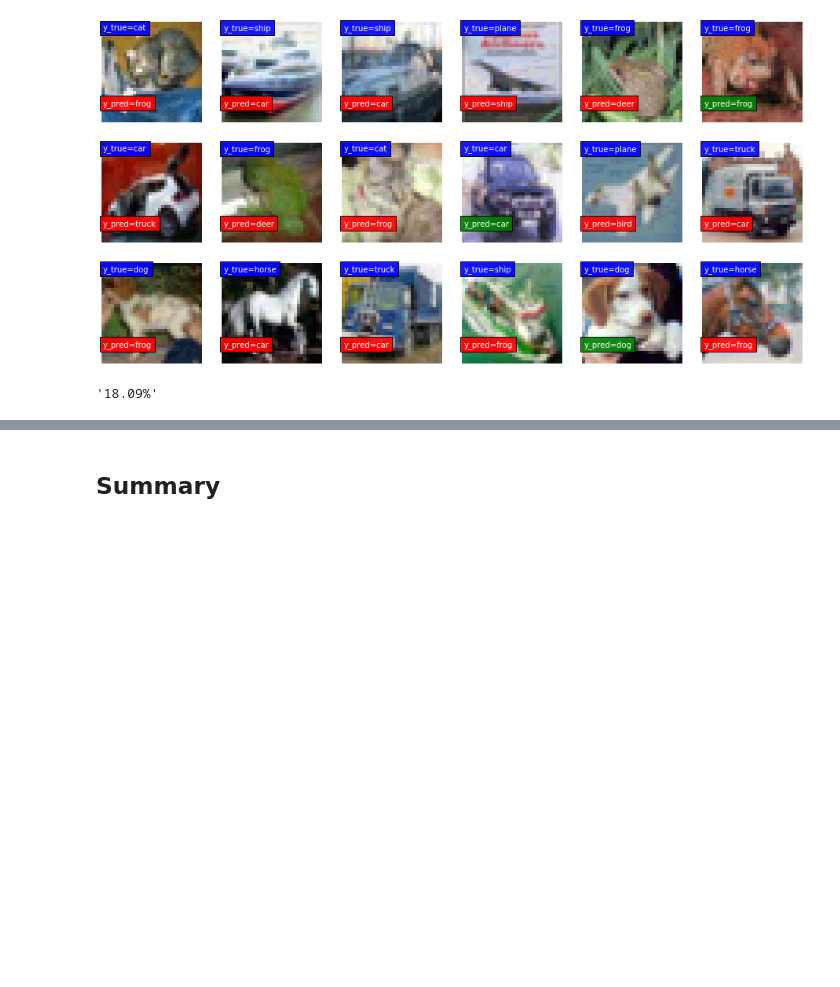
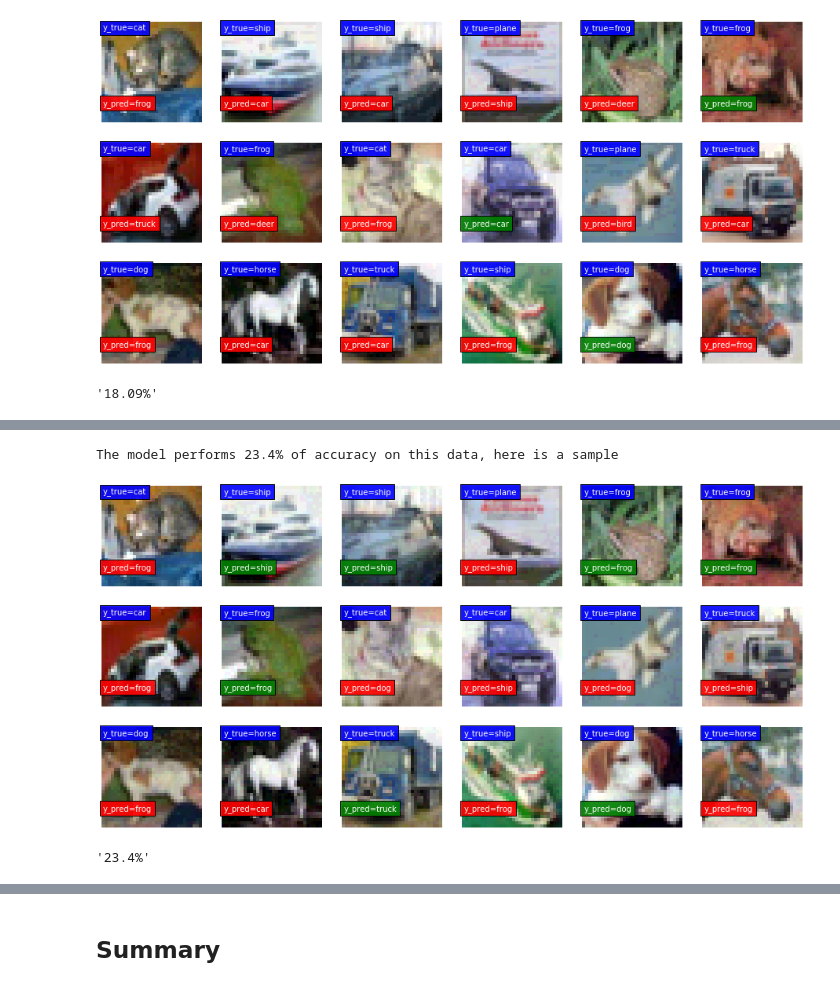
Before and after one commit to brash6/adversarial_attack_image_classif, a Jupyter notebook: Adversarial_Attacks_Project_Summary.ipynb, the cells around one changed output, grey strips where cells are left out. Cells and saved outputs as stored; diff of their text form; code cells hidden in the pictures; blank space fills up the shorter version.

```diff
--- a/Adversarial_Attacks_Project_Summary.ipynb
+++ b/Adversarial_Attacks_Project_Summary.ipynb
@@ -220,0 +247,8 @@ The model performs 18.09% of accuracy on this data, here is a sample
+# %%
+attack_robust_FGSM = np.load(cst.BEST_ROBUST_ATTACKED_TEST_FGSM)
+# %%
+visualization.show_dataset_and_predictions(attack_robust_FGSM, y_test, best_robust_model)
+# %% [output]
+The model performs 23.4% of accuracy on this data, here is a sample
+[figure, added]
+'23.4%'
```
Also changed, not shown: parts of 21 cells of this notebook, 3 other files.
